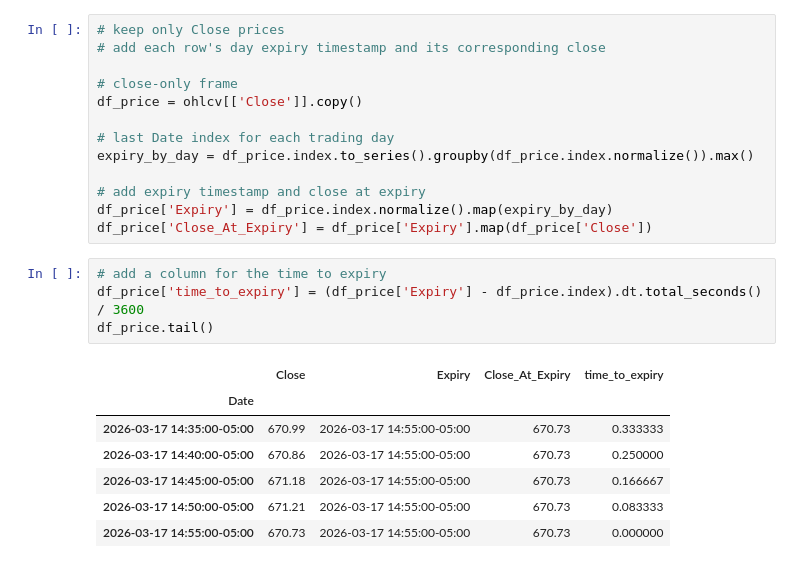
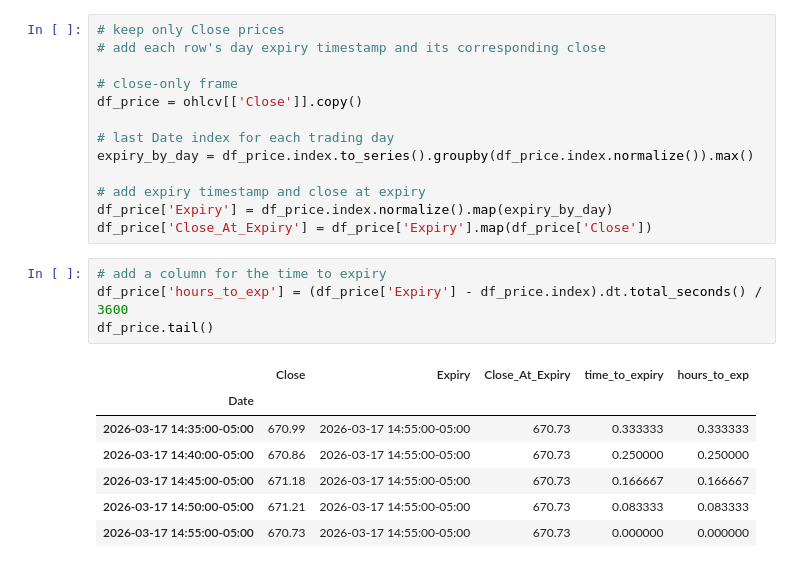
Before and after one commit to matthiasbouquet/advanced_algorithmic_trading, a Jupyter notebook: assignments/week_5/day_22.ipynb, the cells around one changed output. Cells and saved outputs as stored; diff of their text form.

```diff
--- a/assignments/week_5/day_22.ipynb
+++ b/assignments/week_5/day_22.ipynb
@@ -56,13 +59,13 @@ df_price['Expiry'] = df_price.index.normalize().map(expiry_by_day)
 df_price['Close_At_Expiry'] = df_price['Expiry'].map(df_price['Close'])
 # %%
 # add a column for the time to expiry
-df_price['time_to_expiry'] = (df_price['Expiry'] - df_price.index).dt.total_seconds() / 3600
+df_price['hours_to_exp'] = (df_price['Expiry'] - df_price.index).dt.total_seconds() / 3600
 df_price.tail()
 # %% [output]
-|  | Close | Expiry | Close_At_Expiry | time_to_expiry |
-| Date |  |  |  |  |
-| 2026-03-17 14:35:00-05:00 | 670.99 | 2026-03-17 14:55:00-05:00 | 670.73 | 0.333333 |
-| 2026-03-17 14:40:00-05:00 | 670.86 | 2026-03-17 14:55:00-05:00 | 670.73 | 0.250000 |
-| 2026-03-17 14:45:00-05:00 | 671.18 | 2026-03-17 14:55:00-05:00 | 670.73 | 0.166667 |
-| 2026-03-17 14:50:00-05:00 | 671.21 | 2026-03-17 14:55:00-05:00 | 670.73 | 0.083333 |
-| 2026-03-17 14:55:00-05:00 | 670.73 | 2026-03-17 14:55:00-05:00 | 670.73 | 0.000000 |
+|  | Close | Expiry | Close_At_Expiry | time_to_expiry | hours_to_exp |
+| Date |  |  |  |  |  |
+| 2026-03-17 14:35:00-05:00 | 670.99 | 2026-03-17 14:55:00-05:00 | 670.73 | 0.333333 | 0.333333 |
+| 2026-03-17 14:40:00-05:00 | 670.86 | 2026-03-17 14:55:00-05:00 | 670.73 | 0.250000 | 0.250000 |
+| 2026-03-17 14:45:00-05:00 | 671.18 | 2026-03-17 14:55:00-05:00 | 670.73 | 0.166667 | 0.166667 |
+| 2026-03-17 14:50:00-05:00 | 671.21 | 2026-03-17 14:55:00-05:00 | 670.73 | 0.083333 | 0.083333 |
+| 2026-03-17 14:55:00-05:00 | 670.73 | 2026-03-17 14:55:00-05:00 | 670.73 | 0.000000 | 0.000000 |
```
Also changed, not shown: parts of 13 cells of this notebook.
